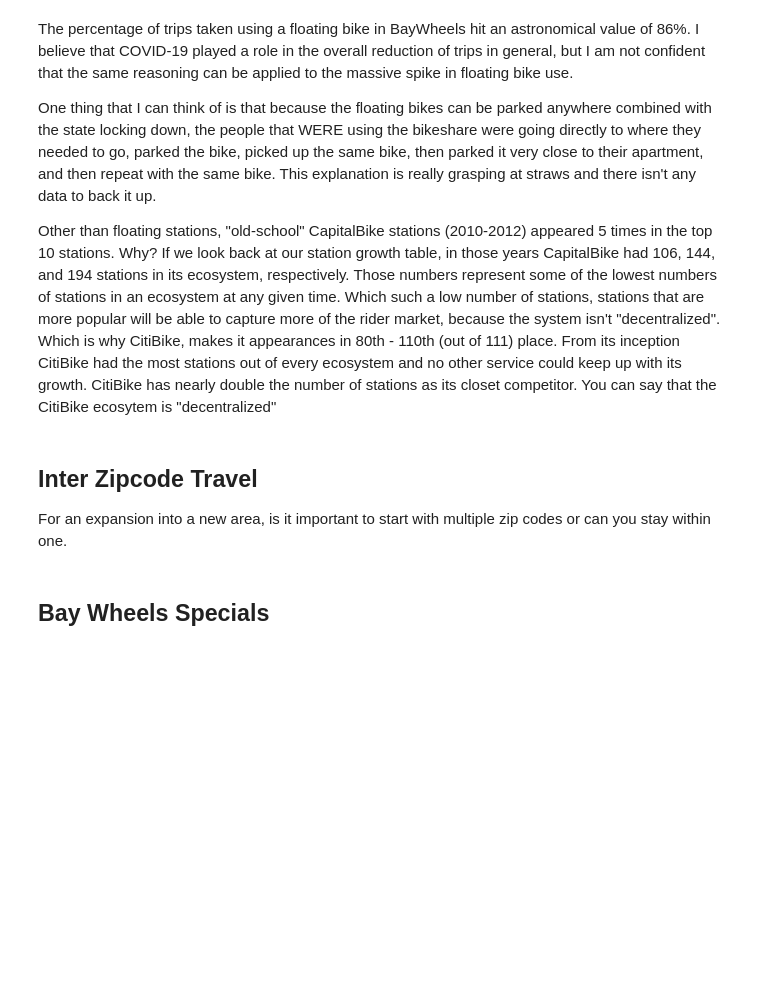
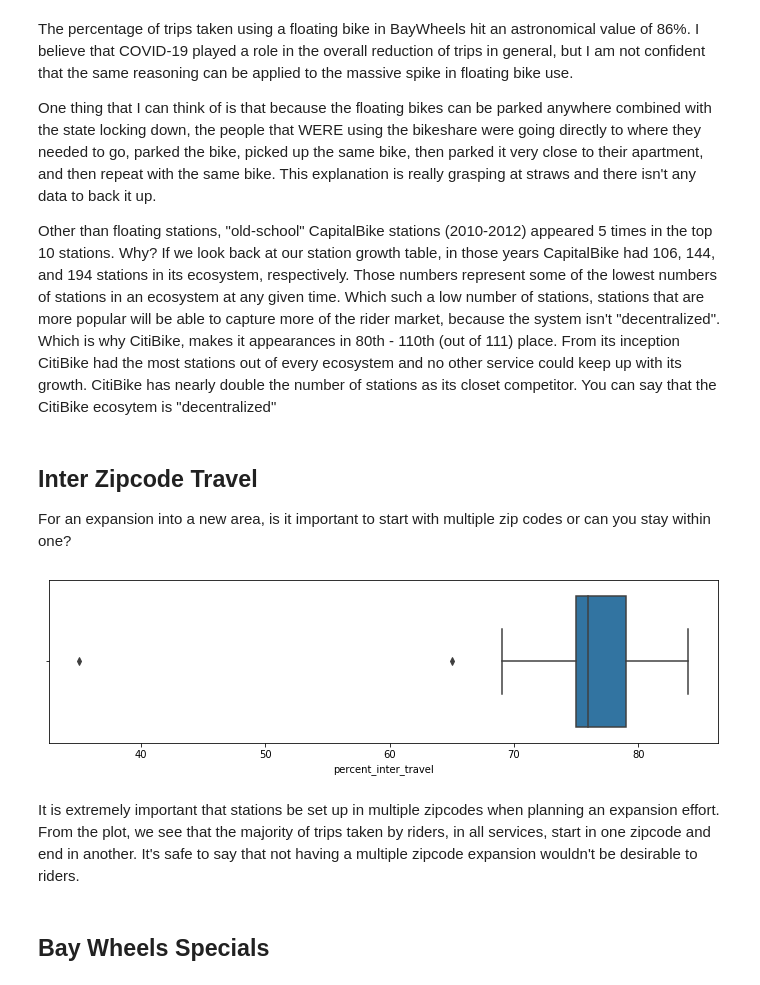
Before and after one commit to Williamdst/Bike-Share-USA, a Jupyter notebook: III_EDA.ipynb, the cells around one changed output. Cells and saved outputs as stored; diff of their text form; code cells hidden in the pictures; blank space fills up the shorter version.

Commit message:
Finished Inter Zipcode Travel
Finished the analysis for the inter zipcode travel.

```diff
--- a/III_EDA.ipynb
+++ b/III_EDA.ipynb
@@ -403,6 +403,6 @@ One thing that I can think of is that because the floating bikes can be parked a
 Other than floating stations, "old-school" CapitalBike stations (2010-2012) appeared 5 times in the top 10 stations. Why? If we look back at our station growth table, in those years CapitalBike had 106, 144, and 194 stations in its ecosystem, respectively. Those numbers represent some of the lowest numbers of stations in an ecosystem at any given time. Which such a low number of stations, stations that are more popular will be able to capture more of the rider market, because the system isn't "decentralized". Which is why CitiBike, makes it appearances in 80th - 110th (out of 111) place. From its inception CitiBike had the most stations out of every ecosystem and no other service could keep up with its growth. CitiBike has nearly double the number of stations as its closet competitor. You can say that the CitiBike ecosytem is "decentralized"
 # %% [markdown]
 ## Inter Zipcode Travel
-For an expansion into a new area, is it important to start with multiple zip codes or can you stay within one.
+For an expansion into a new area, is it important to start with multiple zip codes or can you stay within one?
 # %%
 # inter_zipcode = pd.read_csv('./Data/Queries/inter_zipcode.csv')
@@ -416,6 +414,15 @@ for service in services:
         inter_zipcode = inter_zipcode.append(Queries.inter_zipcode_travel(conn, service, id_type='VARCHAR'))
     else:
         inter_zipcode = inter_zipcode.append(Queries.inter_zipcode_travel(conn, service))
+
+inter_zipcode.percent_inter_travel = inter_zipcode.percent_inter_travel.astype('int32')
+# %%
+fig, ax = plt.subplots(figsize=(12,3))
+sns.boxplot(x='percent_inter_travel', data=inter_zipcode, ax=ax, orient='h');
+# %% [output]
+[figure, added]
+# %% [markdown]
+It is extremely important that stations be set up in multiple zipcodes when planning an expansion effort. From the plot, we see that the majority of trips taken by riders, in all services, start in one zipcode and end in another. It's safe to say that not having a multiple zipcode expansion wouldn't be desirable to riders.
 # %% [markdown]
 ## Bay Wheels Specials
 # %% [markdown]
```
Also changed, not shown: parts of 1 cell of this notebook, 2 other files.
